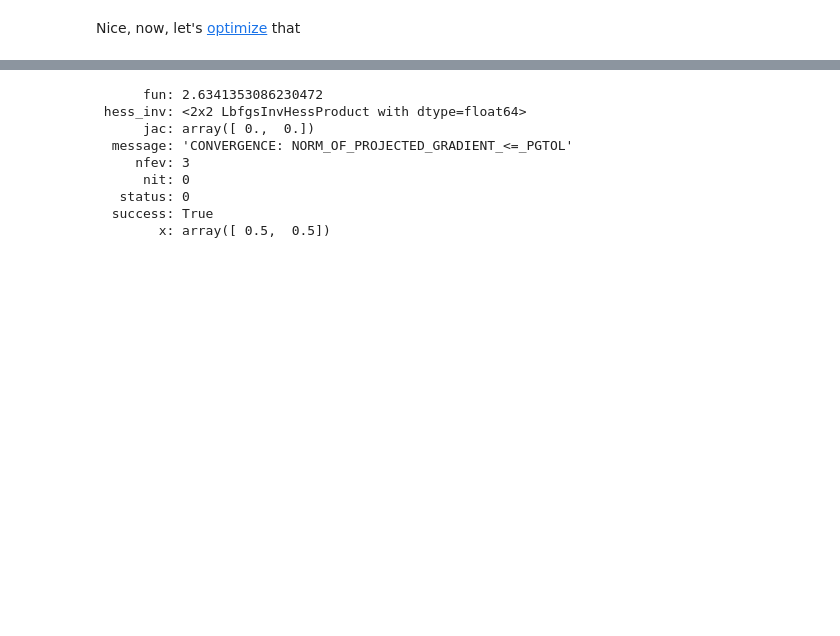
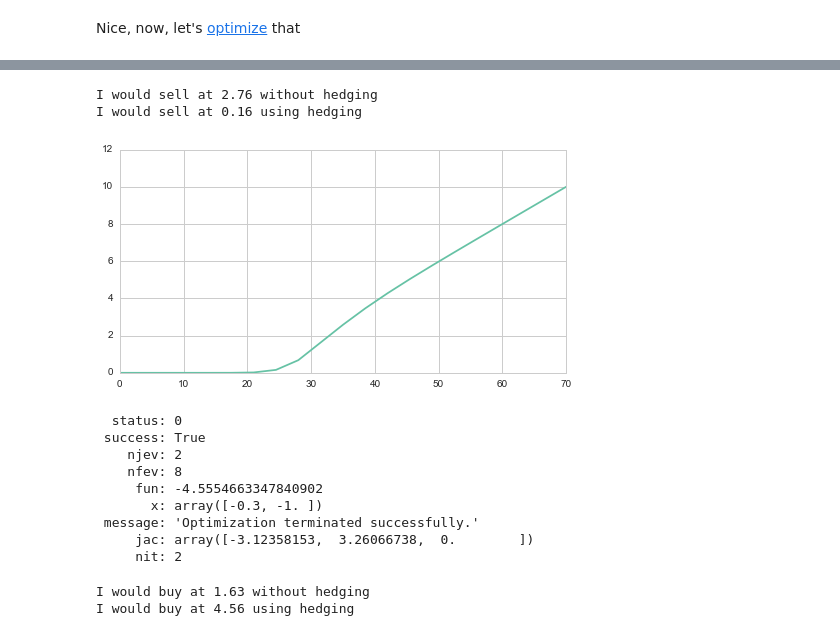
Before and after one commit to ucaiado/FiniteDifference_Pricing, a Jupyter notebook: tests.ipynb, the cells around one changed output, grey strips where cells are left out. Drawn from its saved outputs; the diff is of its cells as text; code cells hidden in the pictures; blank space fills up the shorter version.

```diff
--- a/tests.ipynb
+++ b/tests.ipynb
@@ -596,0 +601,20 @@ minimize?
+# %%
+d = {'f_volm': 0.25,
+     'f_volM': 0.40,
+     'f_intrate': 0.00,
+     's_ptype': 'C',
+     'l_strike': [29., 32., 35.],
+     'l_qty': [0., 1., 0.],
+     'f_expiration':1./3.,
+     'f_NAS': 20.,
+     'b_worstcase': True}
+# %%
+cons = ({'type': 'ineq', 'fun': lambda x:   np.array([abs(x[1] + x[0]) - 0.8])})
+# %%
+l_x = [0.5, 0.5]
+f_S0 = 31.68
+res = minimize(best_price, l_x, tol=10e-6,
+               args=(-1., f_S0, na_V0, d, 1.),
+               bounds=((0.2, 1.),(0.2, 1.)),
+               constraints=cons)
+print res
@@ -597,17 +631,42 @@ minimize?
+# %%
+f_S0 = 31.68
+na_V0 = np.array([0.91, 4.63])
+f1 = best_price([0., 0.], -1., f_S0, na_V0, d)
+f2, df = best_price(res.x, -1., f_S0, na_V0, d, b_rtn_price=True)
+print "I would sell at {:0.2f} without hedging".format(f1)
+print "I would sell at {:0.2f} using hedging".format(f2)
+# %% [output]
+I would sell at 2.76 without hedging
+I would sell at 0.16 using hedging
+# %%
+ax = df.iloc[:, -1].plot()
+# %% [output]
+[figure, added]
 # %%
-l_x = [0.5, 0.5]
+l_x = [-0.5, -0.5]
 f_S0 = 31.68
 res = minimize(best_price, l_x, tol=10e-6,
-               args=(-1, f_S0, na_V0, d),
-               bounds=((0., 3.),(0., 3.)))
+               args=(1., f_S0, na_V0, d, -1),
+               bounds=((-1., -0.3),(-1., -0.3)),
+               constraints=cons)
 print res
 # %% [output]
-      fun: 2.6341353086230472
- hess_inv: <2x2 LbfgsInvHessProduct with dtype=float64>
-      jac: array([ 0.,  0.])
-  message: 'CONVERGENCE: NORM_OF_PROJECTED_GRADIENT_<=_PGTOL'
-     nfev: 3
-      nit: 0
-   status: 0
-  success: True
-        x: array([ 0.5,  0.5])
+  status: 0
+ success: True
+    njev: 2
+    nfev: 8
+     fun: -4.5554663347840902
+       x: array([-0.3, -1. ])
+ message: 'Optimization terminated successfully.'
+     jac: array([-3.12358153,  3.26066738,  0.        ])
+     nit: 2
+# %%
+f_S0 = 31.68
+na_V0 = np.array([0.91, 4.63])
+f1 = best_price([0., 0.], 1., f_S0, na_V0, d)
+f2, df = best_price(res.x, 1., f_S0, na_V0, d, b_rtn_price=True)
+print "I would buy at {:0.2f} without hedging".format(f1)
+print "I would buy at {:0.2f} using hedging".format(f2)
+# %% [output]
+I would buy at 1.63 without hedging
+I would buy at 4.56 using hedging
```
Also changed, not shown: parts of 37 cells of this notebook.
